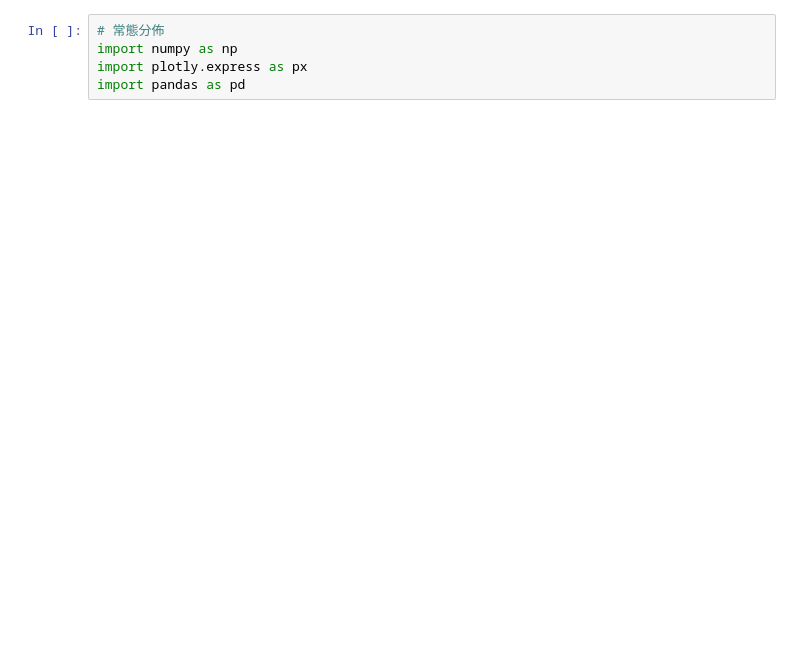
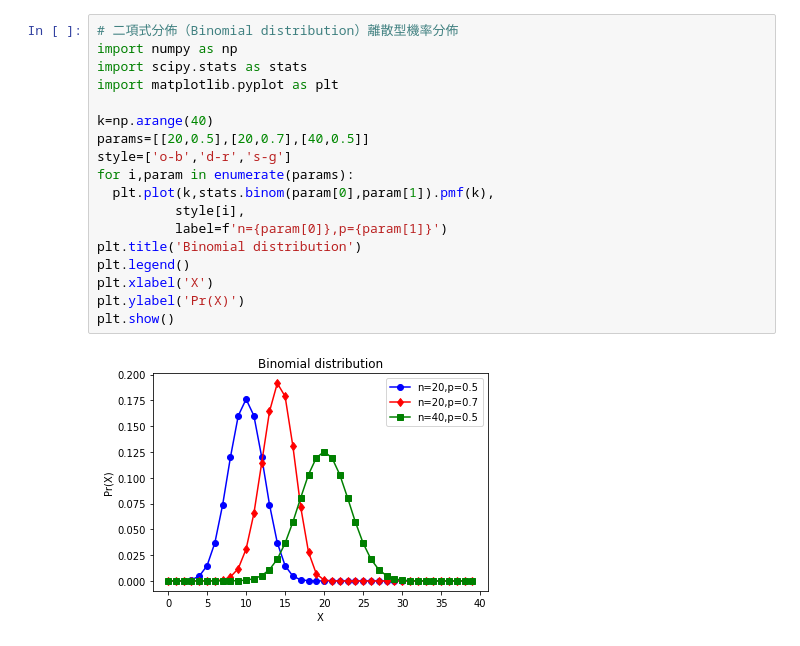
Before and after one commit to weilipan/MachineLearing, a Jupyter notebook: 3_機率.ipynb, the cells around one changed output. Drawn from its saved outputs; the diff is of its cells as text; blank space fills up the shorter version.

```diff
--- a/3_機率.ipynb
+++ b/3_機率.ipynb
@@ -39,5 +39,20 @@ dtype: float64
-# %%
-# 常態分佈
-import numpy as np
-import plotly.express as px
-import pandas as pd
+# %%
+# 二項式分佈（Binomial distribution）離散型機率分佈
+import numpy as np
+import scipy.stats as stats
+import matplotlib.pyplot as plt
+
+k=np.arange(40)
+params=[[20,0.5],[20,0.7],[40,0.5]]
+style=['o-b','d-r','s-g']
+for i,param in enumerate(params):
+  plt.plot(k,stats.binom(param[0],param[1]).pmf(k),
+          style[i],
+          label=f'n={param[0]},p={param[1]}')
+plt.title('Binomial distribution')
+plt.legend()
+plt.xlabel('X')
+plt.ylabel('Pr(X)')
+plt.show()
+# %% [output]
+[figure, added]
```
Also changed, not shown: parts of 4 cells of this notebook.
